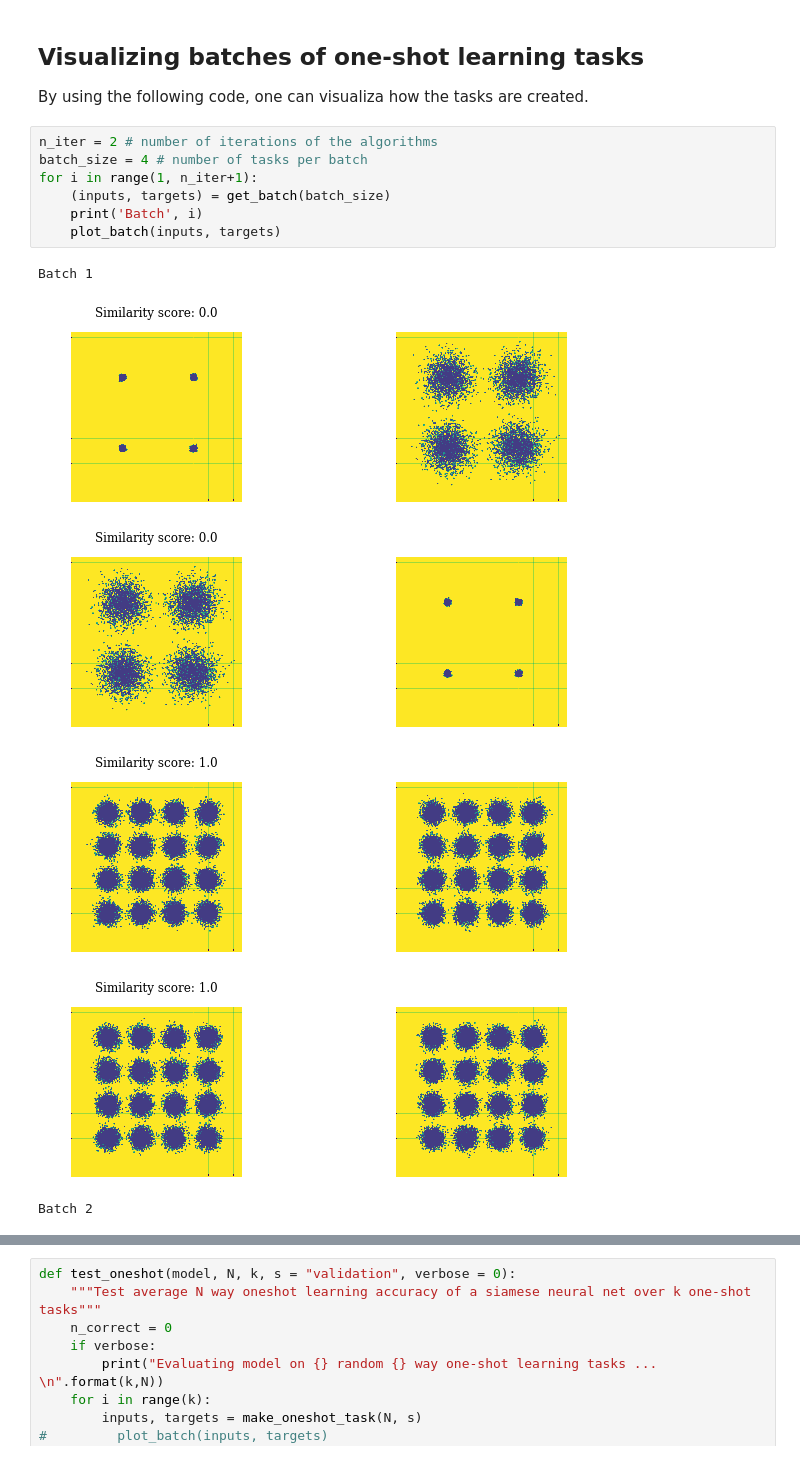
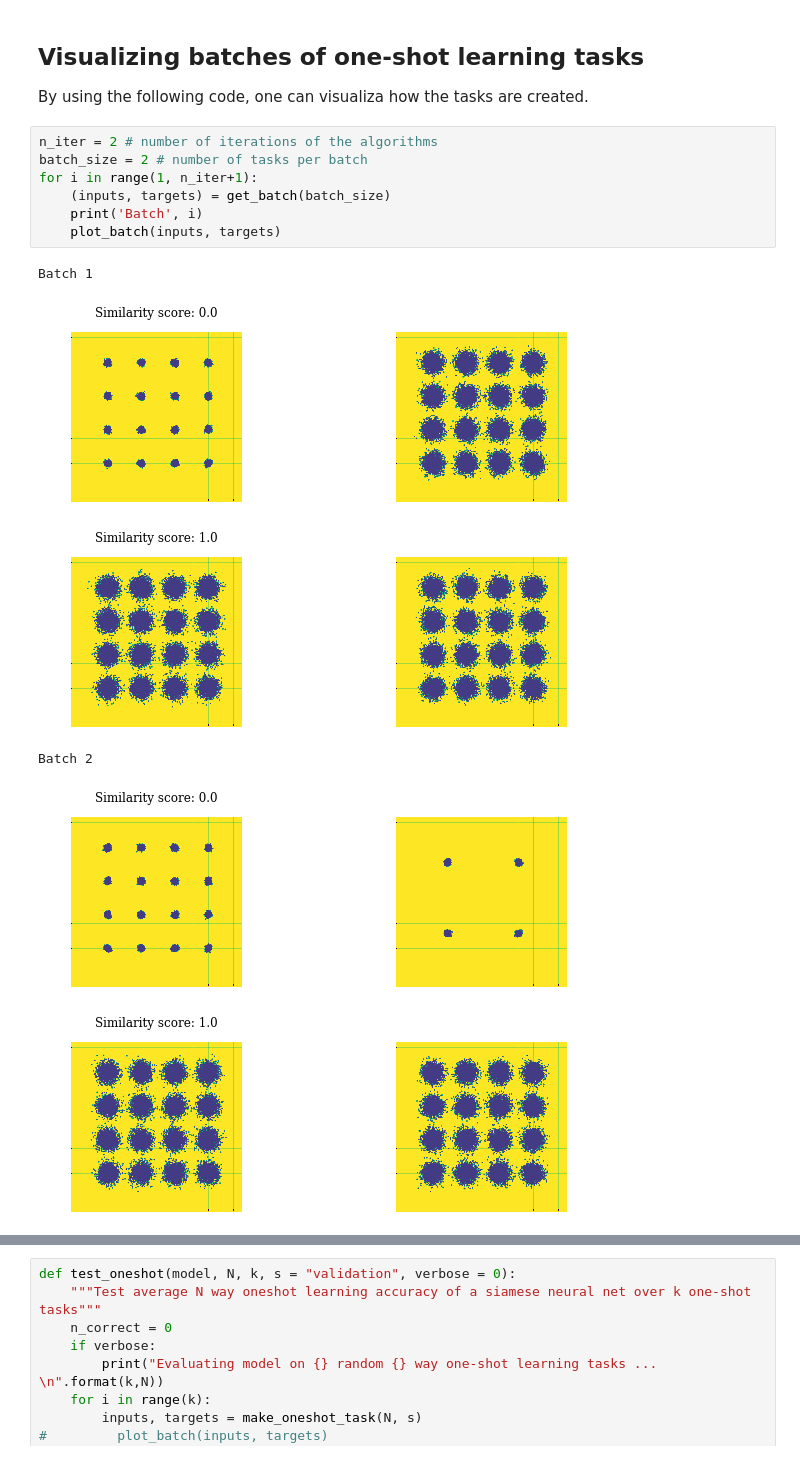
Before and after one commit to carlosnatalino/osa-networks-one-shot-learning, a Jupyter notebook: importing-training.ipynb, the cells around one changed output, grey strips where cells are left out. Cells and saved outputs as stored; diff of their text form.

```diff
--- a/importing-training.ipynb
+++ b/importing-training.ipynb
@@ -264,15 +264,15 @@ def plot_batch(inputs, targets):
 By using the following code, one can visualiza how the tasks are created.
 # %%
 n_iter = 2 # number of iterations of the algorithms
-batch_size = 4 # number of tasks per batch
+batch_size = 2 # number of tasks per batch
 for i in range(1, n_iter+1):
     (inputs, targets) = get_batch(batch_size)
     print('Batch', i)
     plot_batch(inputs, targets)
 # %% [output]
 Batch 1
-[figure, old version]
+[figure, new version]
-[figure, old version]
+[figure, new version]
+Batch 2
-[figure, old version]
+[figure, new version]
-[figure, old version]
+[figure, new version]
-Batch 2
```
Also changed, not shown: parts of 2 cells of this notebook.
